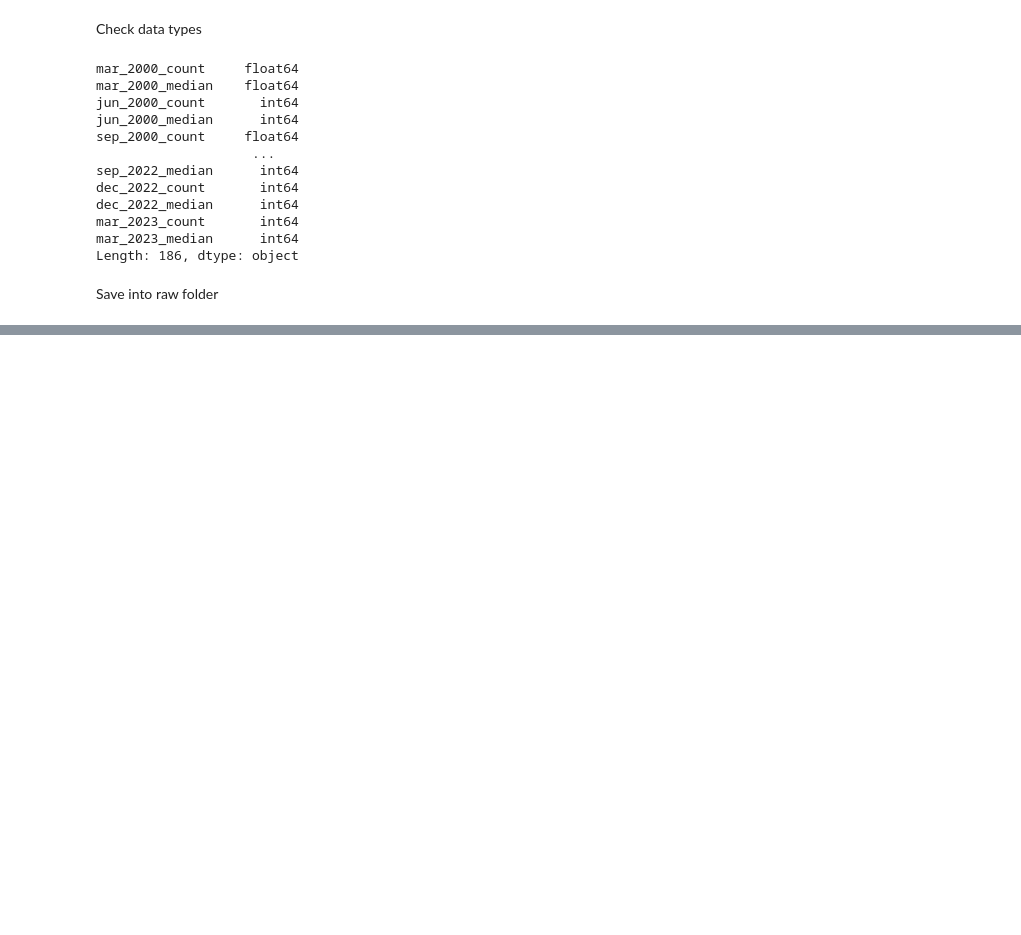
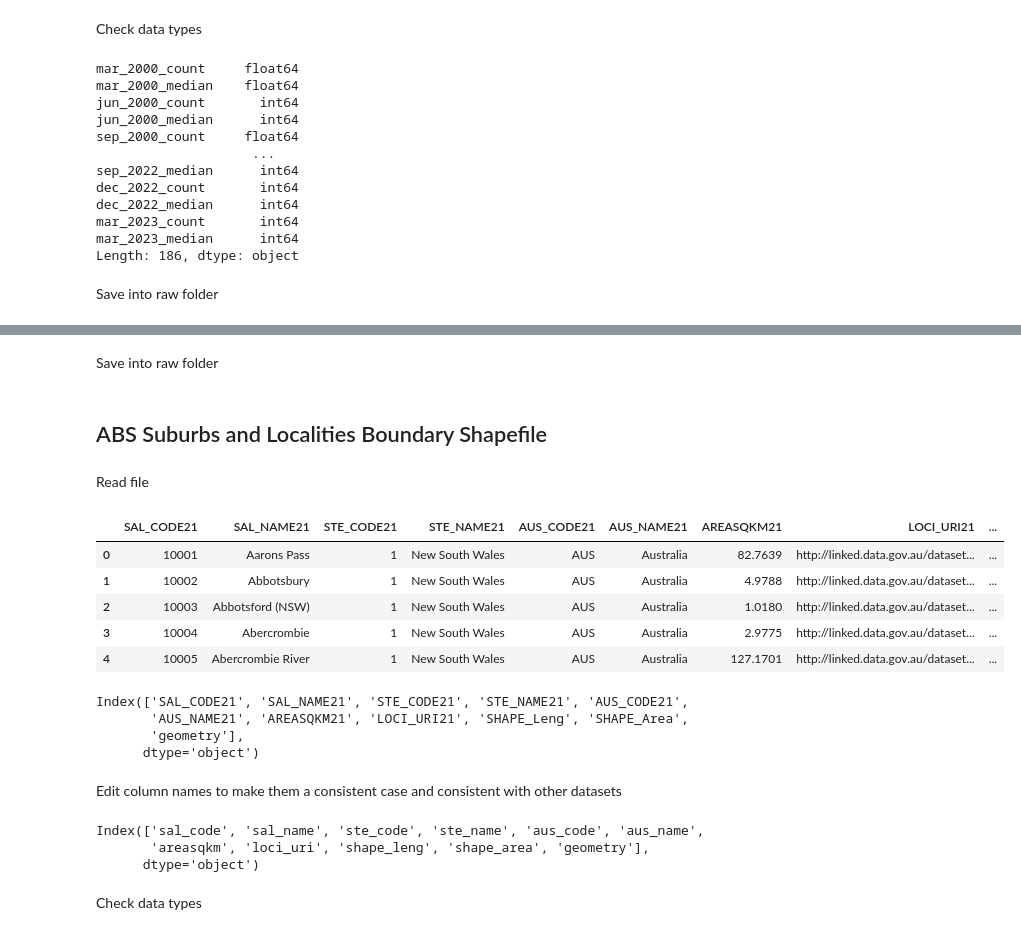
Before and after one commit to MAST30034-AppliedDataScience/project-2-group-real-estate-industry-project-21, a Jupyter notebook: notebooks/preprocess_external.ipynb, the cells around one changed output, grey strips where cells are left out. Cells and saved outputs as stored; diff of their text form; code cells hidden in the pictures; blank space fills up the shorter version.

```diff
--- a/notebooks/preprocess_external.ipynb
+++ b/notebooks/preprocess_external.ipynb
@@ -497,0 +475,2 @@ rent_df.to_csv(rent_df_output)
+# %% [markdown]
+Save into raw folder
@@ -497,0 +487,36 @@ rent_df.to_csv(rent_df_output)
+# %% [markdown]
+## ABS Suburbs and Localities Boundary Shapefile
+# %% [markdown]
+Read file
+# %%
+suburb_sf = gpd.read_file("../data/landing/shapefiles/suburb")
+
+suburb_sf.head()
+# %% [output]
+|  | SAL_CODE21 | SAL_NAME21 | STE_CODE21 | STE_NAME21 | AUS_CODE21 | AUS_NAME21 | AREASQKM21 | LOCI_URI21 | ... |
+| 0 | 10001 | Aarons Pass | 1 | New South Wales | AUS | Australia | 82.7639 | http://linked.data.gov.au/dataset... | ... |
+| 1 | 10002 | Abbotsbury | 1 | New South Wales | AUS | Australia | 4.9788 | http://linked.data.gov.au/dataset... | ... |
+| 2 | 10003 | Abbotsford (NSW) | 1 | New South Wales | AUS | Australia | 1.0180 | http://linked.data.gov.au/dataset... | ... |
+| 3 | 10004 | Abercrombie | 1 | New South Wales | AUS | Australia | 2.9775 | http://linked.data.gov.au/dataset... | ... |
+| 4 | 10005 | Abercrombie River | 1 | New South Wales | AUS | Australia | 127.1701 | http://linked.data.gov.au/dataset... | ... |
+# %%
+suburb_sf.columns
+# %% [output]
+Index(['SAL_CODE21', 'SAL_NAME21', 'STE_CODE21', 'STE_NAME21', 'AUS_CODE21',
+       'AUS_NAME21', 'AREASQKM21', 'LOCI_URI21', 'SHAPE_Leng', 'SHAPE_Area',
+       'geometry'],
+      dtype='object')
+# %% [markdown]
+
+Edit column names to make them a consistent case and consistent with other datasets
+# %%
+# Removes "21" from the string, and converts to lowercase
+suburb_sf.columns = [c.replace("21", "").lower() for c in suburb_sf.columns]
+
+suburb_sf.columns
+# %% [output]
+Index(['sal_code', 'sal_name', 'ste_code', 'ste_name', 'aus_code', 'aus_name',
+       'areasqkm', 'loci_uri', 'shape_leng', 'shape_area', 'geometry'],
+      dtype='object')
+# %% [markdown]
+Check data types
```
Also changed, not shown: parts of 33 cells of this notebook, 1 other file.
